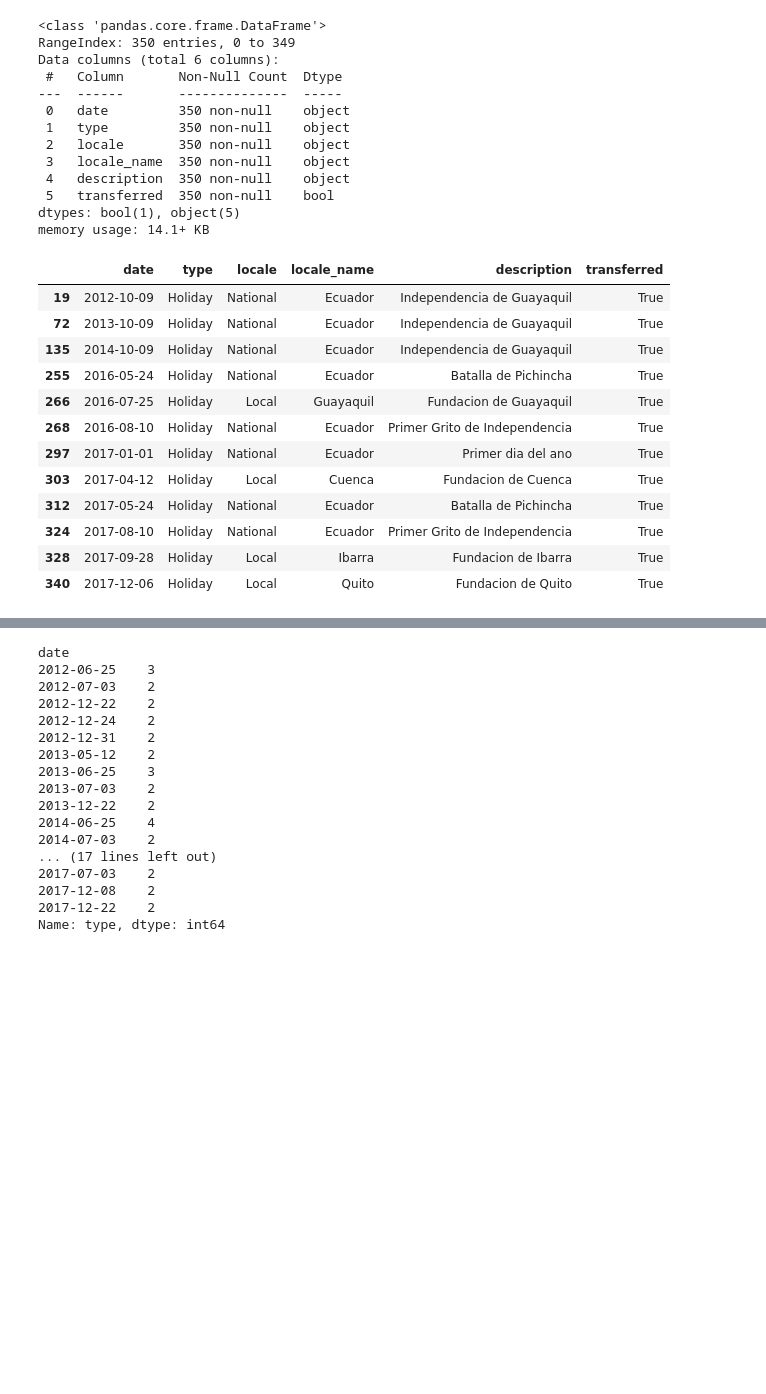
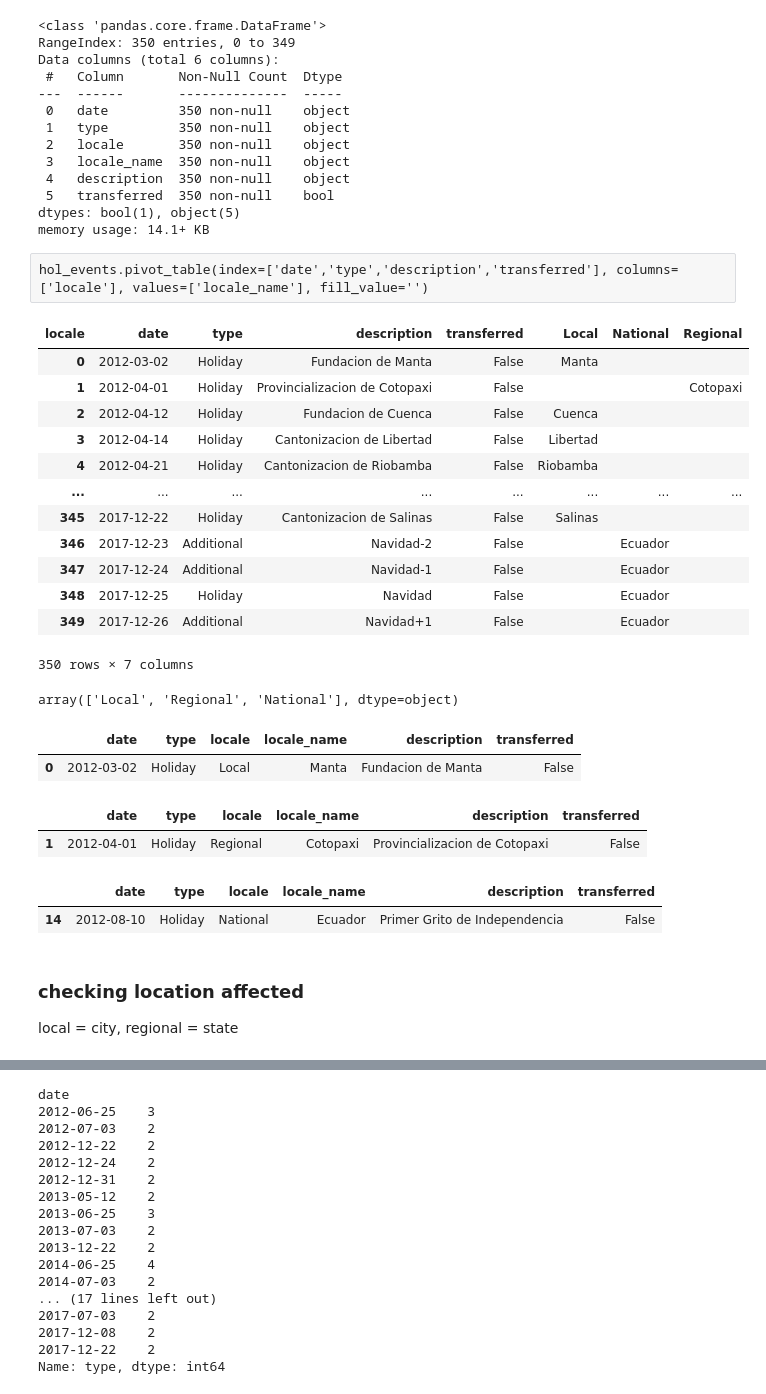
Before and after one commit to jiahui890/time-series-forecasting-store-sales, a Jupyter notebook: notebooks/generate_merged_dataset.ipynb, the cells around one changed output, grey strips where cells are left out. Drawn from its saved outputs; the diff is of its cells as text; code cells hidden in the pictures; blank space fills up the shorter version.

```diff
--- a/notebooks/generate_dataset.ipynb
+++ b/notebooks/generate_merged_dataset.ipynb
@@ -203,19 +223,47 @@ Data columns (total 6 columns):
  5   transferred  350 non-null    bool
 dtypes: bool(1), object(5)
 memory usage: 14.1+ KB
-# %%
-hol_events[hol_events['transferred']==True]
-# %% [output]
-|  | date | type | locale | locale_name | description | transferred |
-| 19 | 2012-10-09 | Holiday | National | Ecuador | Independencia de Guayaquil | True |
-| 72 | 2013-10-09 | Holiday | National | Ecuador | Independencia de Guayaquil | True |
-| 135 | 2014-10-09 | Holiday | National | Ecuador | Independencia de Guayaquil | True |
-| 255 | 2016-05-24 | Holiday | National | Ecuador | Batalla de Pichincha | True |
-| 266 | 2016-07-25 | Holiday | Local | Guayaquil | Fundacion de Guayaquil | True |
-| 268 | 2016-08-10 | Holiday | National | Ecuador | Primer Grito de Independencia | True |
-| 297 | 2017-01-01 | Holiday | National | Ecuador | Primer dia del ano | True |
-| 303 | 2017-04-12 | Holiday | Local | Cuenca | Fundacion de Cuenca | True |
-| 312 | 2017-05-24 | Holiday | National | Ecuador | Batalla de Pichincha | True |
-| 324 | 2017-08-10 | Holiday | National | Ecuador | Primer Grito de Independencia | True |
-| 328 | 2017-09-28 | Holiday | Local | Ibarra | Fundacion de Ibarra | True |
-| 340 | 2017-12-06 | Holiday | Local | Quito | Fundacion de Quito | True |
+# %% [raw]
+hol_events.pivot_table(index=['date','type','description','transferred'], columns=['locale'], values=['locale_name'], fill_value='')
+# %%
+hol_events.groupby(by=['date','type','description','transferred','locale'])['locale_name'].aggregate(lambda x: x).unstack(fill_value='').reset_index()
+# %% [output]
+| locale | date | type | description | transferred | Local | National | Regional |
+| 0 | 2012-03-02 | Holiday | Fundacion de Manta | False | Manta |  |  |
+| 1 | 2012-04-01 | Holiday | Provincializacion de Cotopaxi | False |  |  | Cotopaxi |
+| 2 | 2012-04-12 | Holiday | Fundacion de Cuenca | False | Cuenca |  |  |
+| 3 | 2012-04-14 | Holiday | Cantonizacion de Libertad | False | Libertad |  |  |
+| 4 | 2012-04-21 | Holiday | Cantonizacion de Riobamba | False | Riobamba |  |  |
+| ... | ... | ... | ... | ... | ... | ... | ... |
+| 345 | 2017-12-22 | Holiday | Cantonizacion de Salinas | False | Salinas |  |  |
+| 346 | 2017-12-23 | Additional | Navidad-2 | False |  | Ecuador |  |
+| 347 | 2017-12-24 | Additional | Navidad-1 | False |  | Ecuador |  |
+| 348 | 2017-12-25 | Holiday | Navidad | False |  | Ecuador |  |
+| 349 | 2017-12-26 | Additional | Navidad+1 | False |  | Ecuador |  |
+350 rows × 7 columns
+# %%
+hol_events['locale'].unique()
+# %% [output]
+array(['Local', 'Regional', 'National'], dtype=object)
+# %%
+local = hol_events[hol_events['locale']=='Local']
+local.head(1)
+# %% [output]
+|  | date | type | locale | locale_name | description | transferred |
+| 0 | 2012-03-02 | Holiday | Local | Manta | Fundacion de Manta | False |
+# %%
+regional = hol_events[hol_events['locale']=='Regional']
+regional.head(1)
+# %% [output]
+|  | date | type | locale | locale_name | description | transferred |
+| 1 | 2012-04-01 | Holiday | Regional | Cotopaxi | Provincializacion de Cotopaxi | False |
+# %%
+national = hol_events[hol_events['locale']=='National']
+national.head(1)
+# %% [output]
+|  | date | type | locale | locale_name | description | transferred |
+| 14 | 2012-08-10 | Holiday | National | Ecuador | Primer Grito de Independencia | False |
+# %% [markdown]
+### checking location affected
+
+local = city, regional = state
```
Also changed, not shown: parts of 14 cells of this notebook, 3 other files.
